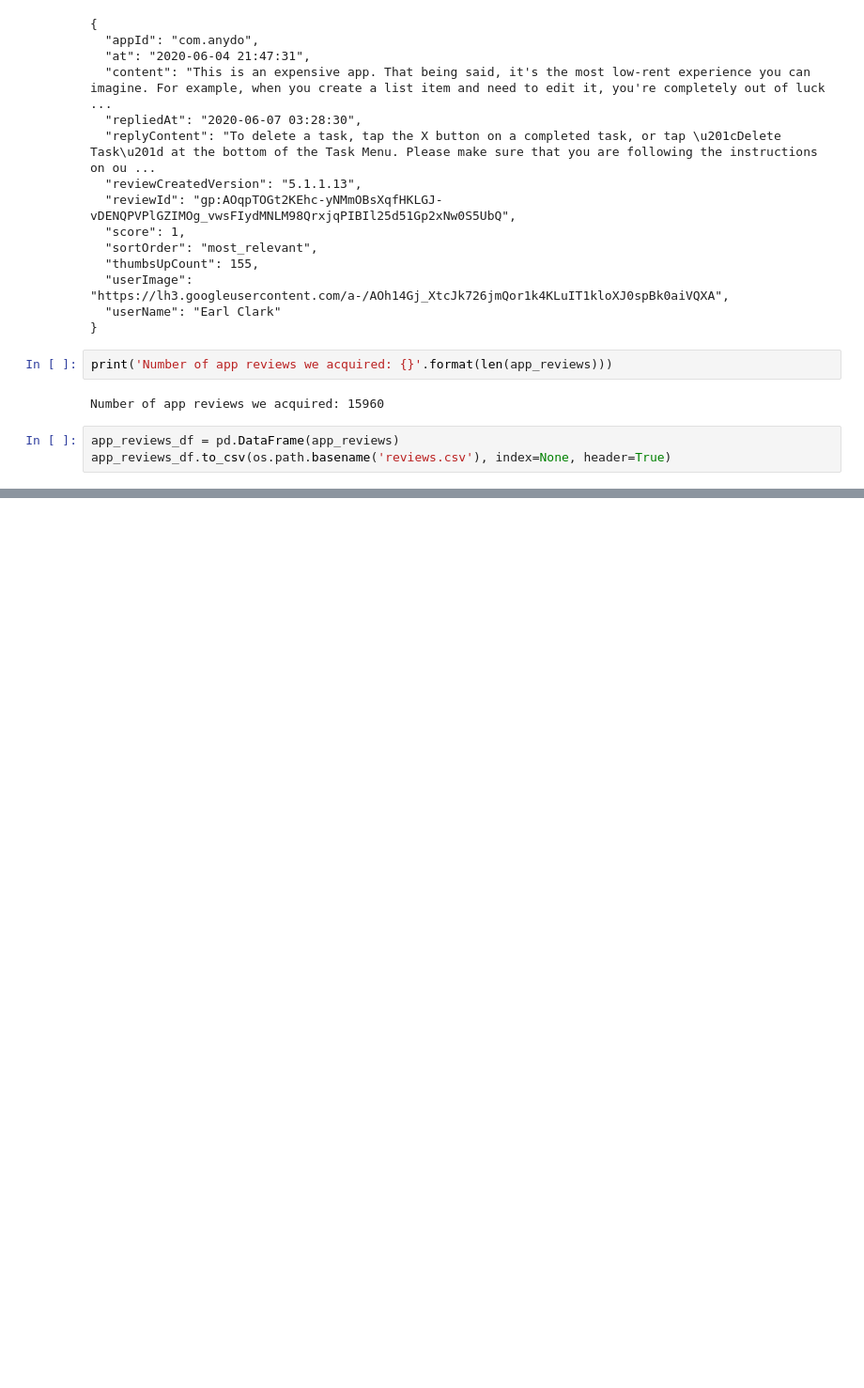
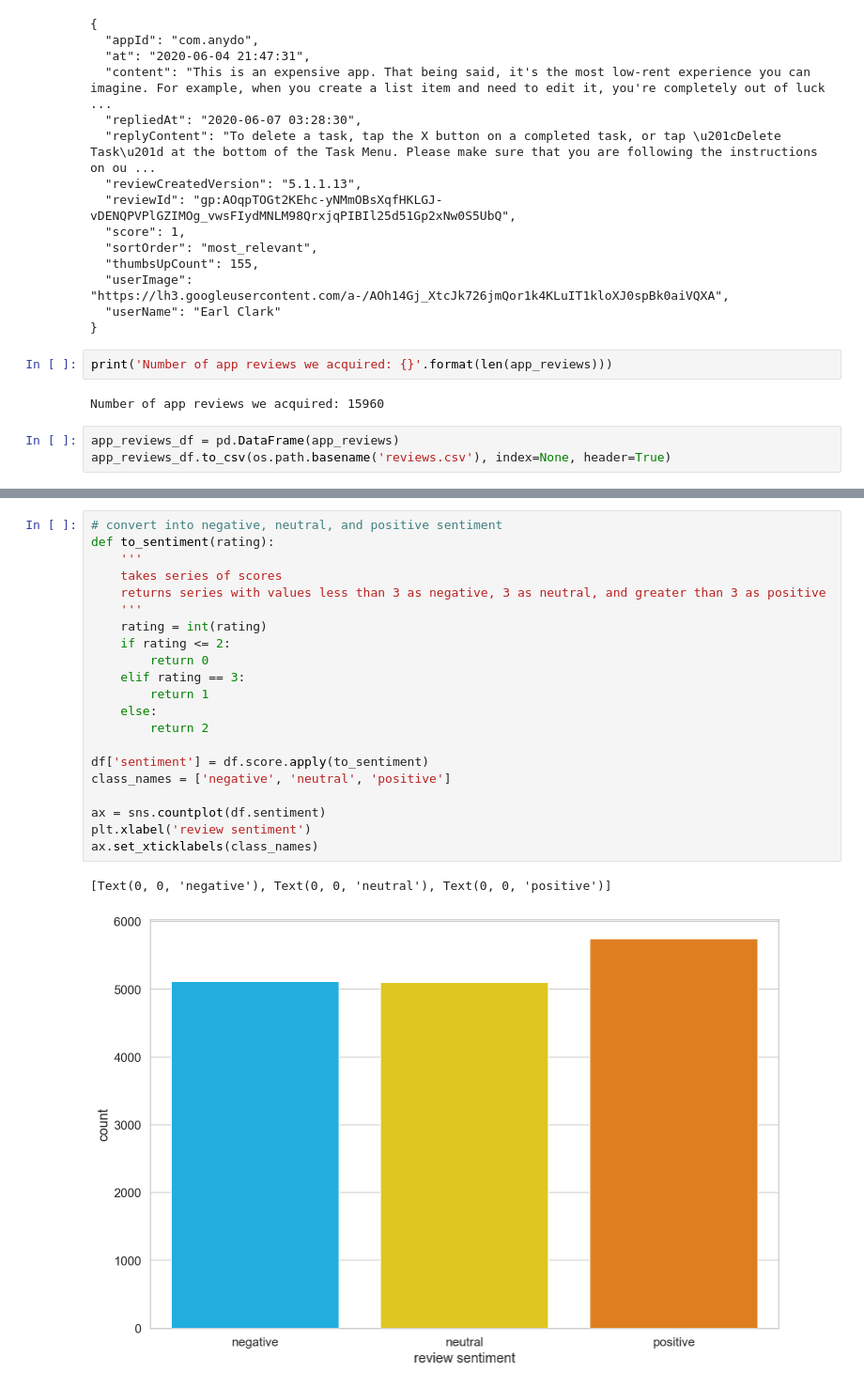
Before and after one commit to Abmiester/BERT_sentiment, a Jupyter notebook: nb/Sentiment Analysis with BERT and Transformers.ipynb, the cells around one changed output, grey strips where cells are left out. Shown at 94% size. Saved outputs shown, nothing was run; the diff lists cells and outputs as text; blank space fills up the shorter version.

Commit message:
sentiment test

```diff
--- a/nb/Sentiment Analysis with BERT and Transformers.ipynb
+++ b/nb/Sentiment Analysis with BERT and Transformers.ipynb
@@ -203,0 +249,24 @@ app_reviews_df.to_csv(os.path.basename('reviews.csv'), index=None, header=True)
+# %%
+# convert into negative, neutral, and positive sentiment
+def to_sentiment(rating):
+    '''
+    takes series of scores
+    returns series with values less than 3 as negative, 3 as neutral, and greater than 3 as positive
+    '''
+    rating = int(rating)
+    if rating <= 2:
+        return 0
+    elif rating == 3:
+        return 1
+    else:
+        return 2
+
+df['sentiment'] = df.score.apply(to_sentiment)
+class_names = ['negative', 'neutral', 'positive']
+
+ax = sns.countplot(df.sentiment)
+plt.xlabel('review sentiment')
+ax.set_xticklabels(class_names)
+# %% [output]
+[Text(0, 0, 'negative'), Text(0, 0, 'neutral'), Text(0, 0, 'positive')]
+[figure, added]
```
Also changed, not shown: parts of 19 cells of this notebook.
